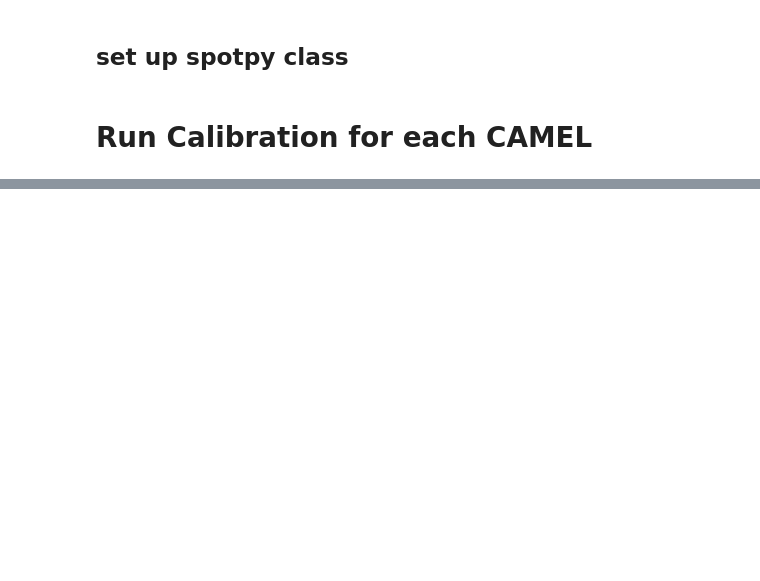
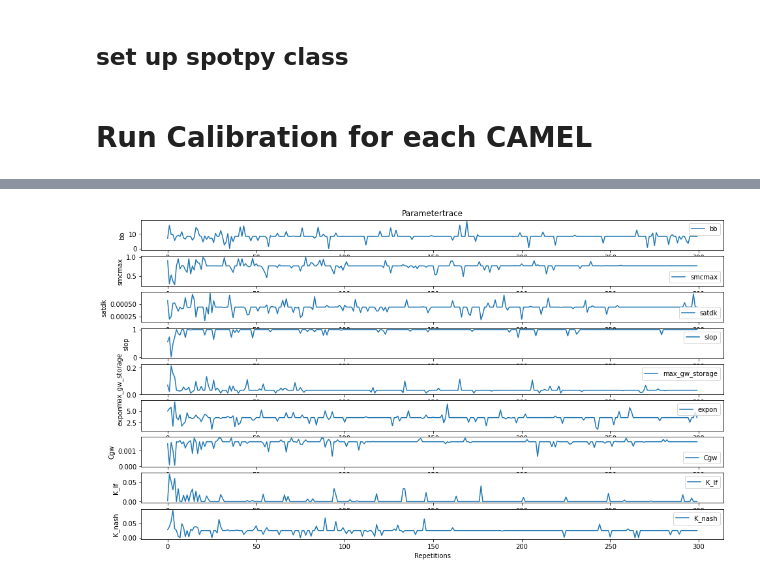
Before and after one commit to bolotinl/nextgen-form-eval, a Jupyter notebook: Calibration/Calibration_1_basin.ipynb, the cells around one changed output, grey strips where cells are left out. Drawn from its saved outputs; the diff is of its cells as text; code cells hidden in the pictures; blank space fills up the shorter version.

Commit message:
added soil parameters, fixed units, and fixed some minor bugs in cfe codes

```diff
--- a/Calibration/Calibration_1_basin.ipynb
+++ b/Calibration/Calibration_1_basin.ipynb
@@ -137,5 +161,5 @@ class spotpy_setup(object):
 # Run Calibration for each CAMEL
 # %%
 # load basin list
-with open("./basin_list_516.txt", "r") as f:
+with open(basin_file, "r") as f:
     basin_list = pd.read_csv(f, header=None)
@@ -173,0 +166,84 @@ for i in range(basin_list.shape[0]):
+# %%
+# Loop through each basin
+for i in range(basin_list.shape[0]):
+    # if i == 1 : break             # run for the first basin in the list
+
+    if i != 130: continue           # run for a specific basin in the list
+
+    g = basin_list[0][i]
+
+    # import config file
+    config_filename = 'cat_' + str(g) + '_bmi_config_cfe.json'
+    config_file = os.path.join(config_dir,config_filename)
+
+    # import usgs observation
+    obs_filename = '0' + str(g) + '-usgs-hourly.csv'
+    obs_file = os.path.join(obs_dir,obs_filename)
+
+    # set up spotpy class
+    calibration = Spotpy_setup(config_file = config_file,obs_file = obs_file)
+
+    # define algorithm and export raw result file name
+    sampler = spotpy.algorithms.dds(calibration,dbname='raw_result_file',dbformat='ram')
+
+    # start calibration
+    sampler.sample(N)
+
+    # export final results
+    results = sampler.getdata()
+
+    # all_result_filename = str(g) + '_all_results_dds.npy'
+    # all_result_file = os.path.join(raw_results_path,all_result_filename)
+    # np.save(all_result_file,results)
+
+    # get best parameters and sim
+    best_params = spotpy.analyser.get_best_parameterset(results)
+
+    obj_values=results['like1']
+    best_obj_value=np.nanmax(obj_values)
+    best_idx=np.where(obj_values==best_obj_value)
+
+    best_sim = spotpy.analyser.get_modelruns(results[best_idx[0][0]])
+    best_sim = np.array([best_sim[i] for i in range(len(best_sim))])
+
+    best_run = {"best parameters":list(best_params[0]),"best simulation results": list(best_sim)}
+
+    best_run_filename = str(g) + '_best_run.json'
+    best_run_file = os.path.join(best_run_dir,best_run_filename)
+
+    with open(best_run_file, 'w', encoding='utf-8') as f:
+        json.dump(best_run, f, ensure_ascii=False, indent=4)
+
+    # plot parameter trace png
+    param_trace_imgname = str(g) + '_param_trace.png'
+    param_trace_imgfile = os.path.join(png_dir,param_trace_imgname)
+
+    spotpy.analyser.plot_parametertrace(results,fig_name = param_trace_imgfile)
+
+    # plot the figure
+    dates = calibration.evaluation(evaldates=True)
+    fig, ax1 = plt.subplots(figsize = (18,12))
+    p1, = ax1.plot(dates[0:8760],best_sim[0:8760],'tomato', linewidth = 2,label = "sim")
+    p2, = ax1.plot(dates[0:8760],calibration.obs_data[0:8760],'k',label = "obs")
+    ax1.set_ylabel('Discharge (mm/h)',fontsize = 18)
+    ax1.set_ylim([0,2])
+    ax1.margins(x=0)
+    ax1.xaxis.set_ticks_position('both')
+    ax1.xaxis.set_label_position('bottom')
+    ax1.tick_params(axis="x",direction="in")
+    ax2 = ax1.twinx()
+    p3, = ax2.plot(dates[0:8760],calibration.df_forcing['total_precipitation'][0:8760],'tab:blue', label = "precip")
+    ax2.set_ylim([50,0])
+    ax2.margins(x=0)
+    #ax2.invert_yaxis()
+    ax2.set_ylabel('Precipitation (mm/h)',fontsize = 18)
+    ax2.set_xlabel('Date', fontsize = 18)
+    plt.legend(handles = [p1,p2,p3],fontsize = 18, loc='right', bbox_to_anchor=(0.5, 0.5, 0.5, 0.5))
+    plt.title(f"Simulated Streamflow against Observation after {N} Iterations of Calibration [ID: 0{g}]", fontsize = 24)
+    plt.tight_layout()
+    #plt.show()
+
+    comparison_imgname = str(g) + "_comparison.png"
+    comparison_imgfile = os.path.join(png_dir,comparison_imgname)
+    plt.savefig(comparison_imgfile,bbox_inches='tight')
+# %% [output]
@@ -173,0 +267 @@ for i in range(basin_list.shape[0]):
+[figure, added]
```
Also changed, not shown: parts of 17 cells of this notebook, 3 other files.
